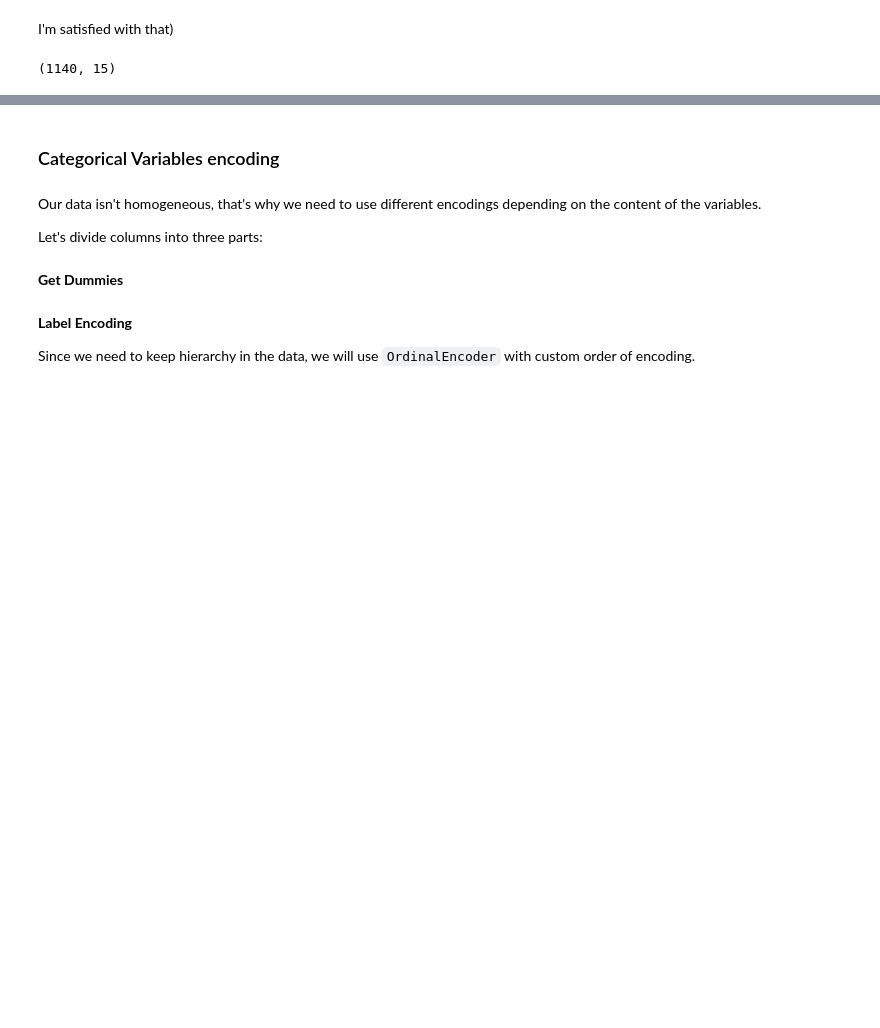
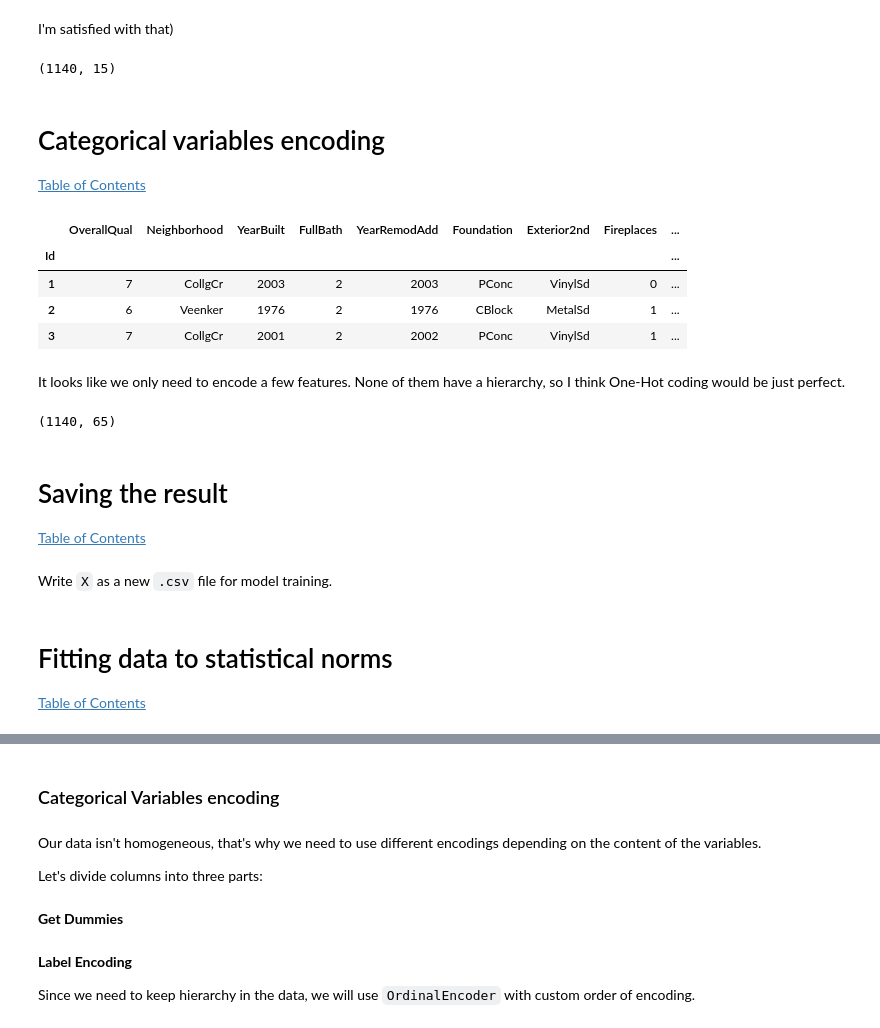
Before and after one commit to KorniiVlasenko/House-Price-Predictor-ML-Regression, a Jupyter notebook: Notebooks/Exploratory/explaratory_analysis.ipynb, the cells around one changed output, grey strips where cells are left out. Drawn from its saved outputs; the diff is of its cells as text; code cells hidden in the pictures; blank space fills up the shorter version.

```diff
--- a/Notebooks/Exploratory/explaratory_analysis.ipynb
+++ b/Notebooks/Exploratory/explaratory_analysis.ipynb
@@ -620,3 +632,17 @@ I'm satisfied with that)
 X.shape
 # %% [output]
 (1140, 15)
+# %% [markdown]
+# Categorical variables encoding <a name = 'encoding'></a>
+
+[Table of Contents](#content)
+# %%
+X[cat_cols].head(3)
+# %% [output]
+|  | OverallQual | Neighborhood | YearBuilt | FullBath | YearRemodAdd | Foundation | Exterior2nd | Fireplaces | ... |
+| Id |  |  |  |  |  |  |  |  | ... |
+| 1 | 7 | CollgCr | 2003 | 2 | 2003 | PConc | VinylSd | 0 | ... |
+| 2 | 6 | Veenker | 1976 | 2 | 1976 | CBlock | MetalSd | 1 | ... |
+| 3 | 7 | CollgCr | 2001 | 2 | 2002 | PConc | VinylSd | 1 | ... |
+# %% [markdown]
+It looks like we only need to encode a few features. None of them have a hierarchy, so I think One-Hot coding would be just perfect.
@@ -622,0 +651,10 @@ X.shape
+# %%
+X.shape
+# %% [output]
+(1140, 65)
+# %% [markdown]
+# Saving the result <a name = 'csv'></a>
+
+[Table of Contents](#content)
+# %% [markdown]
+Write `X` as a new `.csv` file for model training.
@@ -622,0 +663,4 @@ X.shape
+# %% [markdown]
+# Fitting data to statistical norms <a name = 'stats'></a>
+
+[Table of Contents](#content)
```
Also changed, not shown: parts of 26 cells of this notebook, 1 other file.
